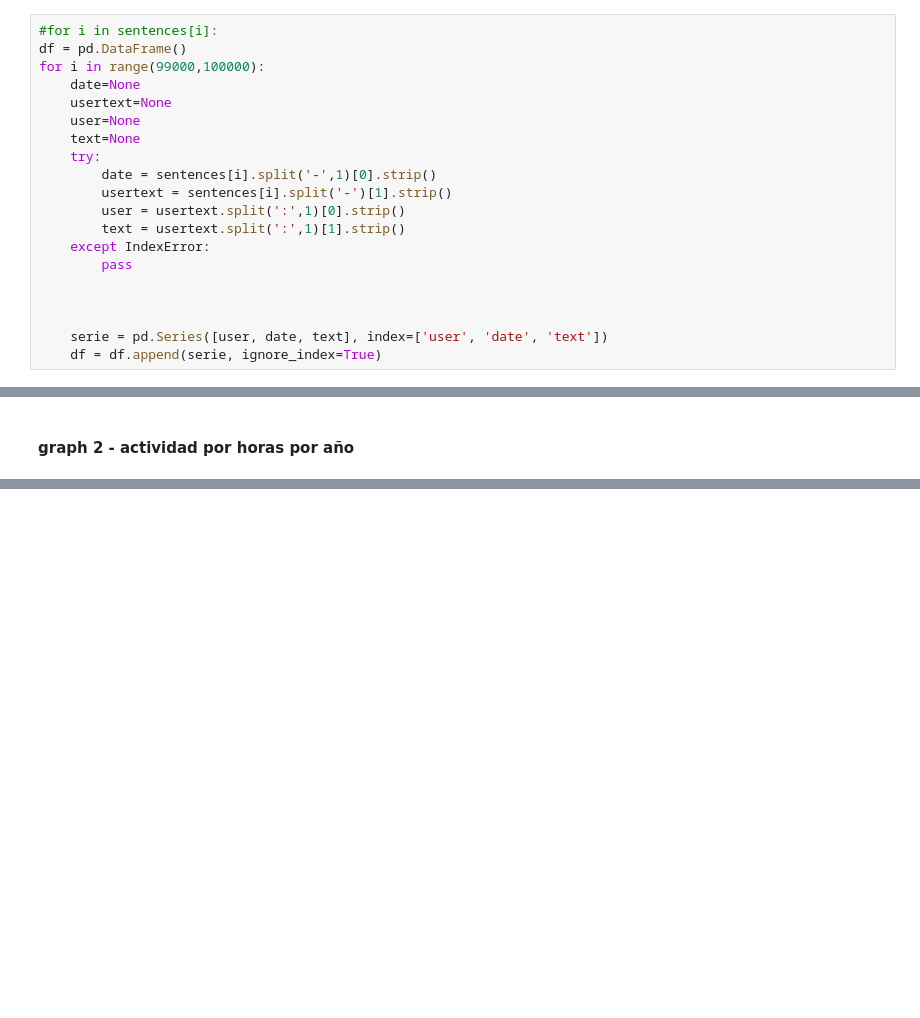
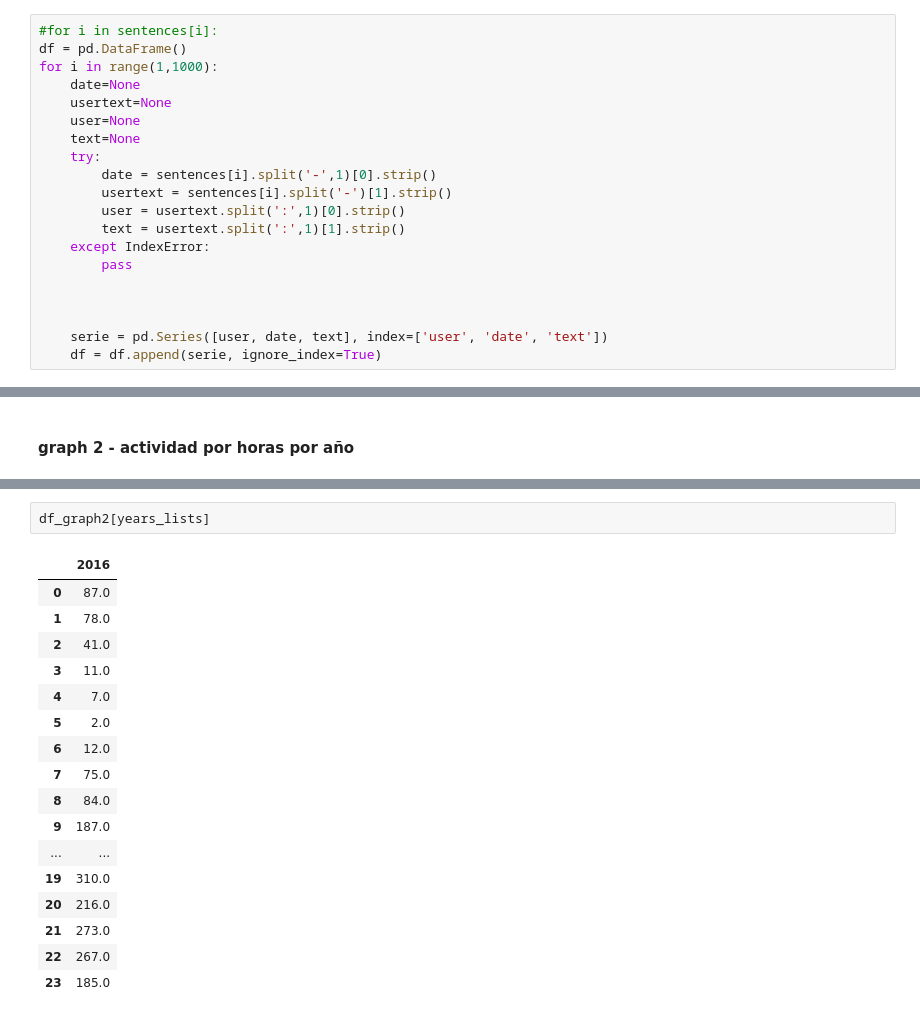
Before and after one commit to joaquin-tempelsman/data-stories, a Jupyter notebook: Whatsapp group - analytics/Untitled.ipynb, the cells around one changed output, grey strips where cells are left out. Cells and saved outputs as stored; diff of their text form; blank space fills up the shorter version.

```diff
--- a/Whatsapp group - analytics/Untitled.ipynb
+++ b/Whatsapp group - analytics/Untitled.ipynb
@@ -61,7 +61,7 @@ len(sentences)
 # %%
 #for i in sentences[i]:
 df = pd.DataFrame()
-for i in range(99000,100000):
+for i in range(1,1000):
     date=None
     usertext=None
     user=None
@@ -231,0 +259,20 @@ df_graph2
+# %%
+df_graph2[years_lists]
+# %% [output]
+|  | 2016 |
+| 0 | 87.0 |
+| 1 | 78.0 |
+| 2 | 41.0 |
+| 3 | 11.0 |
+| 4 | 7.0 |
+| 5 | 2.0 |
+| 6 | 12.0 |
+| 7 | 75.0 |
+| 8 | 84.0 |
+| 9 | 187.0 |
+| ... | ... |
+| 19 | 310.0 |
+| 20 | 216.0 |
+| 21 | 273.0 |
+| 22 | 267.0 |
+| 23 | 185.0 |
```
Also changed, not shown: parts of 11 cells of this notebook, 2 other files.
